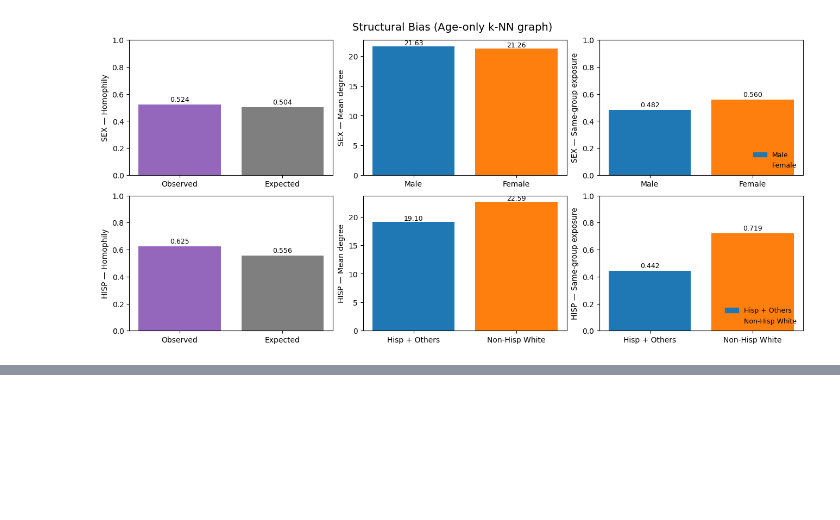
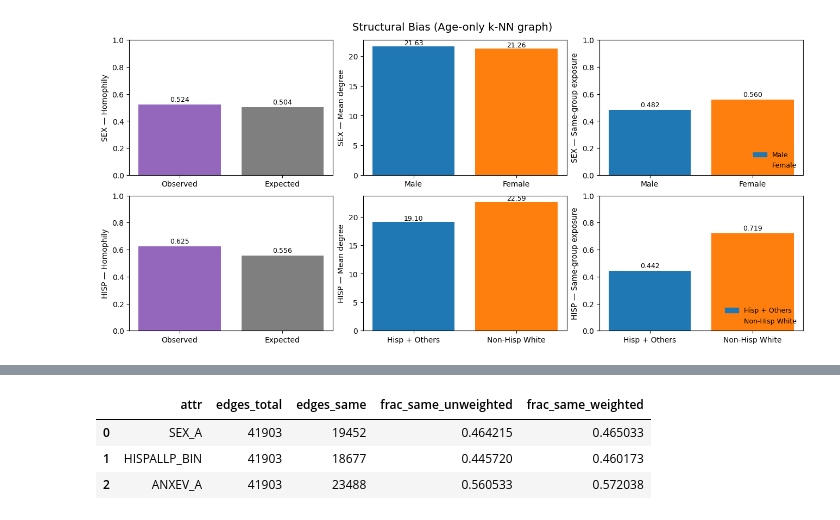
Before and after one commit to marcellypedra/Msc_Applied_Project, a Jupyter notebook: GraphConstruction_new.ipynb, the cells around one changed output, grey strips where cells are left out. Cells and saved outputs as stored; diff of their text form; code cells hidden in the pictures; blank space fills up the shorter version.

```diff
--- a/GraphConstruction_new.ipynb
+++ b/GraphConstruction_new.ipynb
@@ -688,0 +1047,60 @@ plot_structural_bias_dashboard_labeled(
+# %%
+#Edge composition / homophily by SEX_A, HISPALLP_BIN, ANXEV_A
+
+from scipy.sparse import triu
+import numpy as np
+import pandas as pd
+
+#node table in the same order as the adjacency indices (0..n-1)
+if "node_id" in nodes.columns:
+    nodes = nodes.sort_values("node_id").reset_index(drop=True)
+
+def edge_df_from_sparse(S: csr_matrix):
+    U = triu(S, k=1).tocoo()
+    return pd.DataFrame({"u": U.row, "v": U.col, "w": U.data})
+
+edges = edge_df_from_sparse(A)
+
+def homophily_stats(edges: pd.DataFrame, nodes: pd.DataFrame, col: str):
+    g_u = nodes.iloc[edges["u"].to_numpy()][col].to_numpy()
+    g_v = nodes.iloc[edges["v"].to_numpy()][col].to_numpy()
+    same = (g_u == g_v)
+
+    total_edges = len(edges)
+    same_edges = int(same.sum())
+    frac_same_unweighted = same_edges / total_edges if total_edges else np.nan
+
+    # edge-weighted version (weights are similarities)
+    w = edges["w"].to_numpy()
+    same_w = float(w[same].sum())
+    total_w = float(w.sum()) if w.size else 0.0
+    frac_same_weighted = (same_w / total_w) if total_w > 0 else np.nan
+
+    return {
+        "attr": col,
+        "edges_total": total_edges,
+        "edges_same": same_edges,
+        "frac_same_unweighted": frac_same_unweighted,
+        "frac_same_weighted": frac_same_weighted,
+    }
+
+def mixing_table(edges: pd.DataFrame, nodes: pd.DataFrame, col: str):
+    # Build fresh Series with a clean RangeIndex so crosstab won’t try to reindex
+    g_u = pd.Series(nodes.iloc[edges["u"].to_numpy()][col].to_numpy(), name=f"{col} (u)")
+    g_v = pd.Series(nodes.iloc[edges["v"].to_numpy()][col].to_numpy(), name=f"{col} (v)")
+    tab  = pd.crosstab(g_u, g_v, dropna=False)  # counts
+    wtab = pd.crosstab(g_u, g_v, values=edges["w"].to_numpy(), aggfunc="sum", dropna=False)  # weight-sum
+    return tab, wtab
+
+
+report = pd.DataFrame([
+    homophily_stats(edges, nodes, "SEX_A"),
+    homophily_stats(edges, nodes, "HISPALLP_BIN"),
+    homophily_stats(edges, nodes, "ANXEV_A"),  # label mixing
+])
+display(report)
+# %% [output]
+|  | attr | edges_total | edges_same | frac_same_unweighted | frac_same_weighted |
+| 0 | SEX_A | 41903 | 19452 | 0.464215 | 0.465033 |
+| 1 | HISPALLP_BIN | 41903 | 18677 | 0.445720 | 0.460173 |
+| 2 | ANXEV_A | 41903 | 23488 | 0.560533 | 0.572038 |
```
Also changed, not shown: parts of 11 cells of this notebook, 3 other files.
